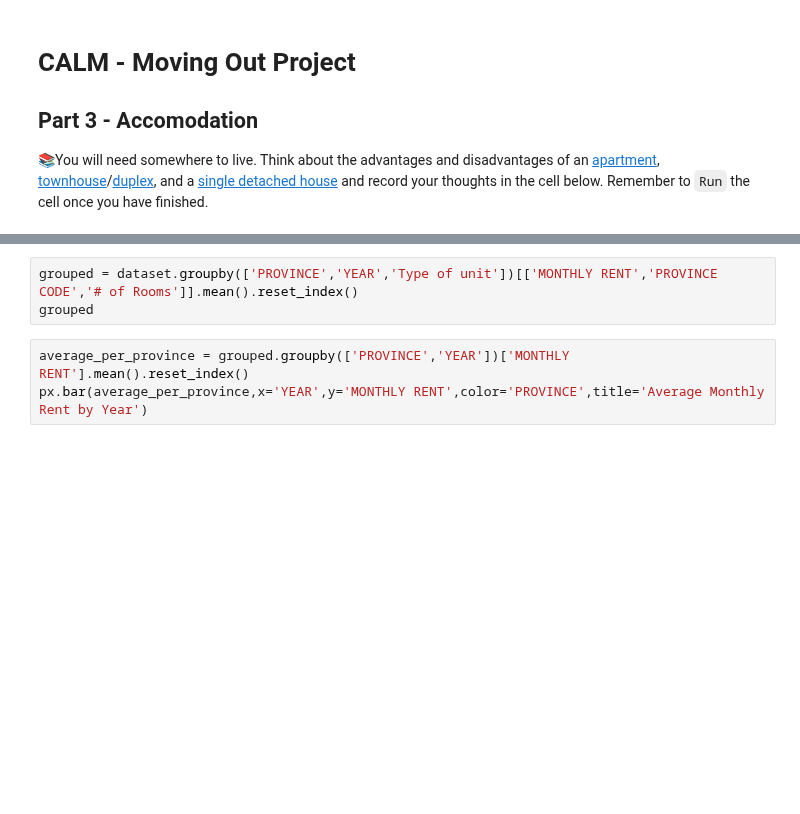
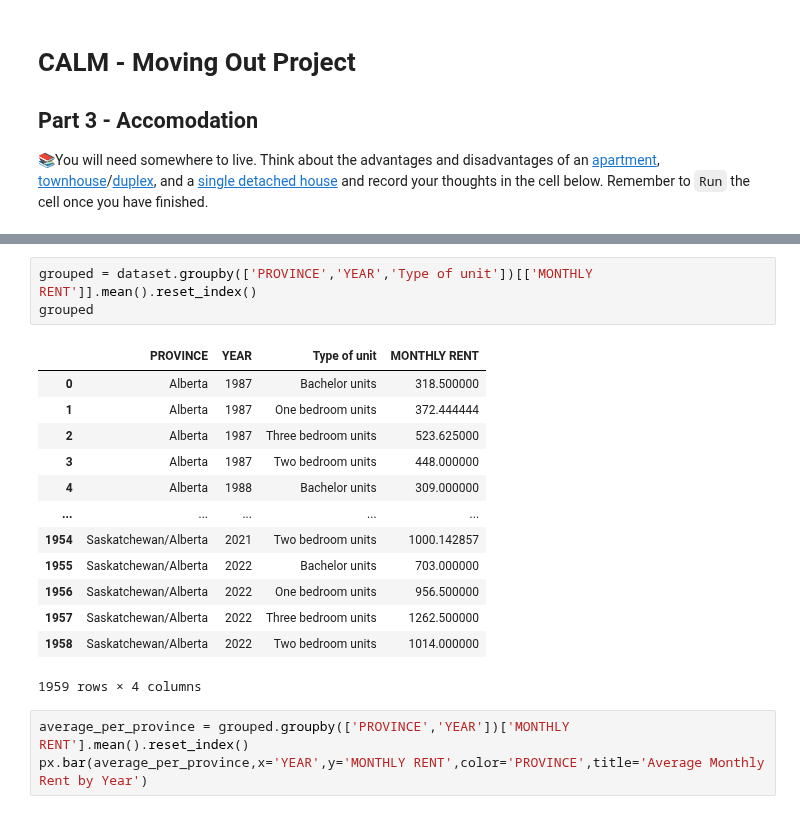
Before and after one commit to callysto/curriculum-notebooks, a Jupyter notebook: Health/CALM/CALM-moving-out-3.ipynb, the cells around one changed output, grey strips where cells are left out. Saved outputs shown, nothing was run; the diff lists cells and outputs as text; blank space fills up the shorter version.

```diff
--- a/Health/CALM/CALM-moving-out-3.ipynb
+++ b/Health/CALM/CALM-moving-out-3.ipynb
@@ -23,6 +241,20 @@ dataset
 # %%
-grouped = dataset.groupby(['PROVINCE','YEAR','Type of unit'])[['MONTHLY RENT','PROVINCE CODE','# of Rooms']].mean().reset_index()
+grouped = dataset.groupby(['PROVINCE','YEAR','Type of unit'])[['MONTHLY RENT']].mean().reset_index()
 grouped
+# %% [output]
+|  | PROVINCE | YEAR | Type of unit | MONTHLY RENT |
+| 0 | Alberta | 1987 | Bachelor units | 318.500000 |
+| 1 | Alberta | 1987 | One bedroom units | 372.444444 |
+| 2 | Alberta | 1987 | Three bedroom units | 523.625000 |
+| 3 | Alberta | 1987 | Two bedroom units | 448.000000 |
+| 4 | Alberta | 1988 | Bachelor units | 309.000000 |
+| ... | ... | ... | ... | ... |
+| 1954 | Saskatchewan/Alberta | 2021 | Two bedroom units | 1000.142857 |
+| 1955 | Saskatchewan/Alberta | 2022 | Bachelor units | 703.000000 |
+| 1956 | Saskatchewan/Alberta | 2022 | One bedroom units | 956.500000 |
+| 1957 | Saskatchewan/Alberta | 2022 | Three bedroom units | 1262.500000 |
+| 1958 | Saskatchewan/Alberta | 2022 | Two bedroom units | 1014.000000 |
+1959 rows × 4 columns
 # %%
 average_per_province = grouped.groupby(['PROVINCE','YEAR'])['MONTHLY RENT'].mean().reset_index()
 px.bar(average_per_province,x='YEAR',y='MONTHLY RENT',color='PROVINCE',title='Average Monthly Rent by Year')
```
Also changed, not shown: parts of 19 cells of this notebook, 5 other files.
